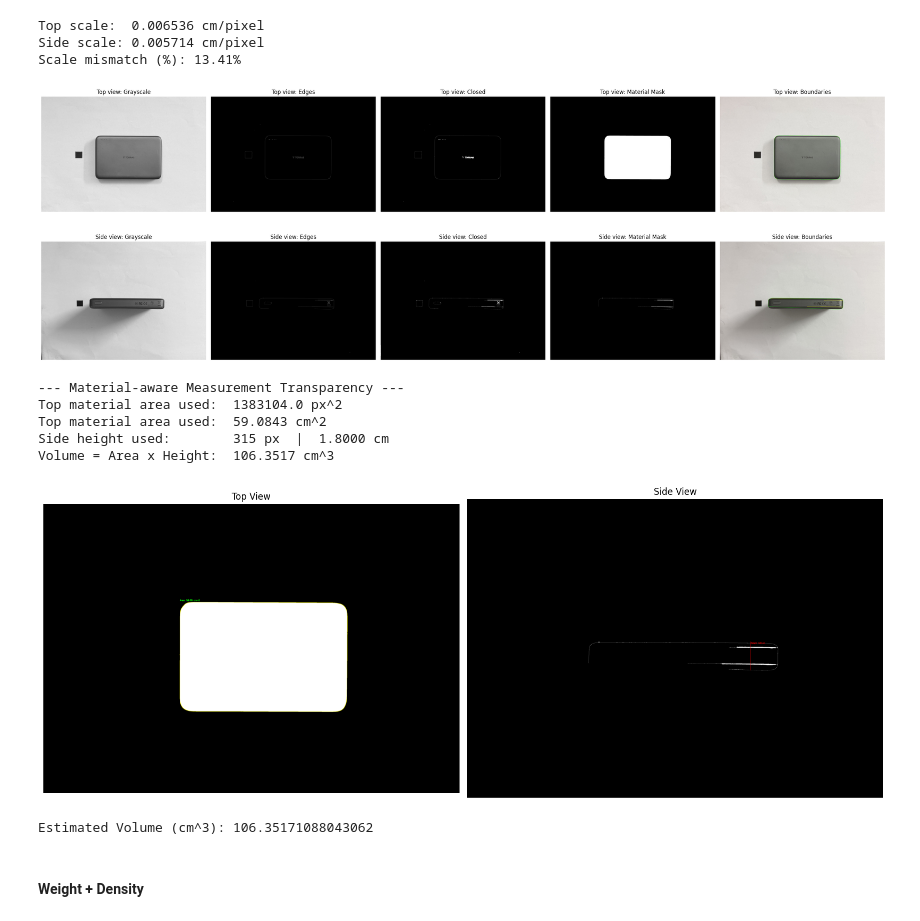
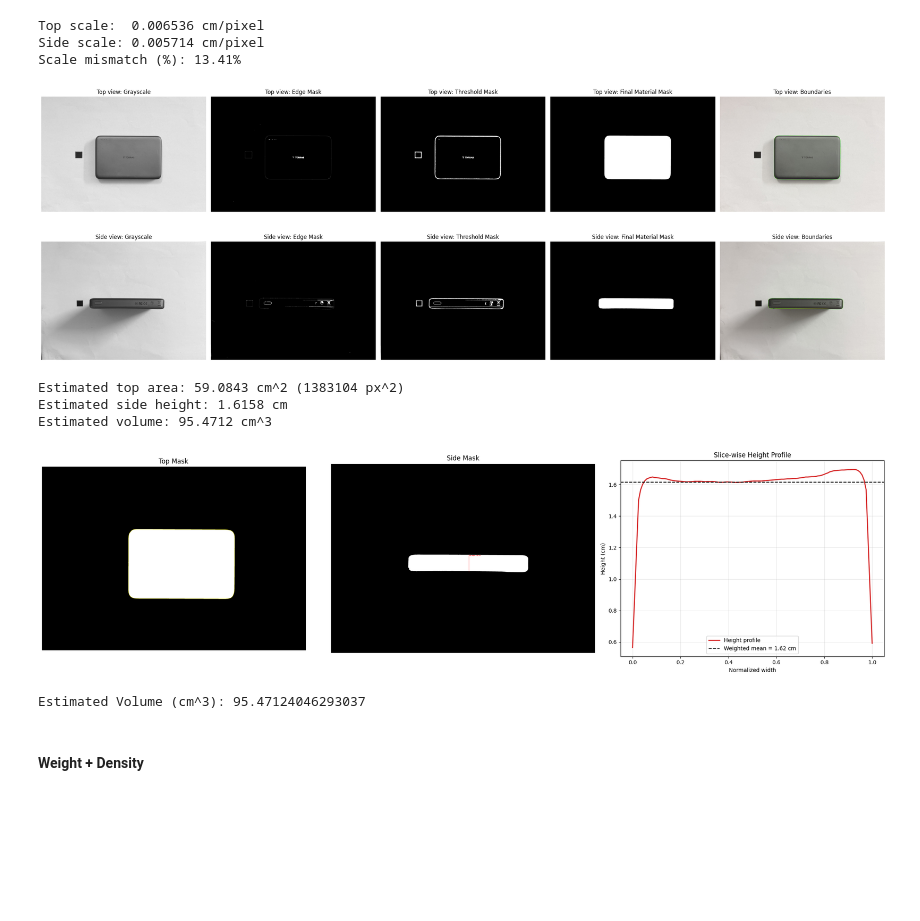
Before and after one commit to SiddharthMago/GoldPurityEstimator, a Jupyter notebook: prototype.ipynb, the cells around one changed output. Saved outputs shown, nothing was run; the diff lists cells and outputs as text; code cells hidden in the pictures; blank space fills up the shorter version.

Commit message:
updated variable height logic in vol calculation

```diff
--- a/prototype.ipynb
+++ b/prototype.ipynb
@@ -303,41 +397,49 @@ def compute_volume_from_boundaries(top_seg, side_seg, top_scale_cm, side_scale_c
 # %%
 top_seg = segment_object(
     top_view,
     view_name="Top view",
     debug=True,
     ref_square_size_px=top_ref_size_px,
     bg_similarity=0.75,
-    close_iterations=2
-    )
+    close_iterations=2,
+    segmentation_mode="auto",
+    allow_holes=True,
+    shadow_suppression=True,
+)
 
 side_seg = segment_object(
     side_view,
     view_name="Side view",
     debug=True,
     ref_square_size_px=side_ref_size_px,
     bg_similarity=0.75,
-    close_iterations=2
-    )
+    close_iterations=3,
+    edge_low=35,
+    edge_high=120,
+    segmentation_mode="threshold",
+    allow_holes=False,
+    shadow_suppression=True,
+    edge_support_min_ratio=0.10,
+    min_component_area=400,
+)
 
 volume = compute_volume_from_boundaries(
     top_seg=top_seg,
     side_seg=side_seg,
     top_scale_cm=top_scale_cm,
     side_scale_cm=side_scale_cm,
-    debug=True
+    debug=True,
 )
 
 print("Estimated Volume (cm^3):", volume)
 # %% [output]
-[figure, old version]
+[figure, new version]
-[figure, old version]
+[figure, new version]
---- Material-aware Measurement Transparency ---
-Top material area used:  1383104.0 px^2
-Top material area used:  59.0843 cm^2
-Side height used:        315 px  |  1.8000 cm
-Volume = Area x Height:  106.3517 cm^3
+Estimated top area: 59.0843 cm^2 (1383104 px^2)
+Estimated side height: 1.6158 cm
+Estimated volume: 95.4712 cm^3
-[figure, old version]
+[figure, new version]
-Estimated Volume (cm^3): 106.35171088043062
+Estimated Volume (cm^3): 95.47124046293037
 # %% [markdown]
 #### Weight + Density
 # %%
```
Also changed, not shown: parts of 5 cells of this notebook.
